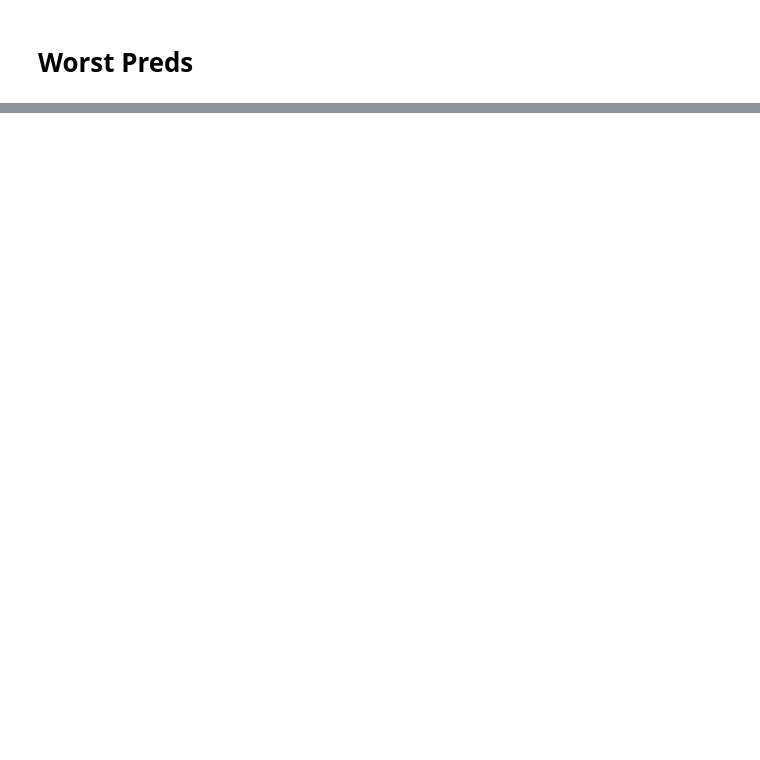
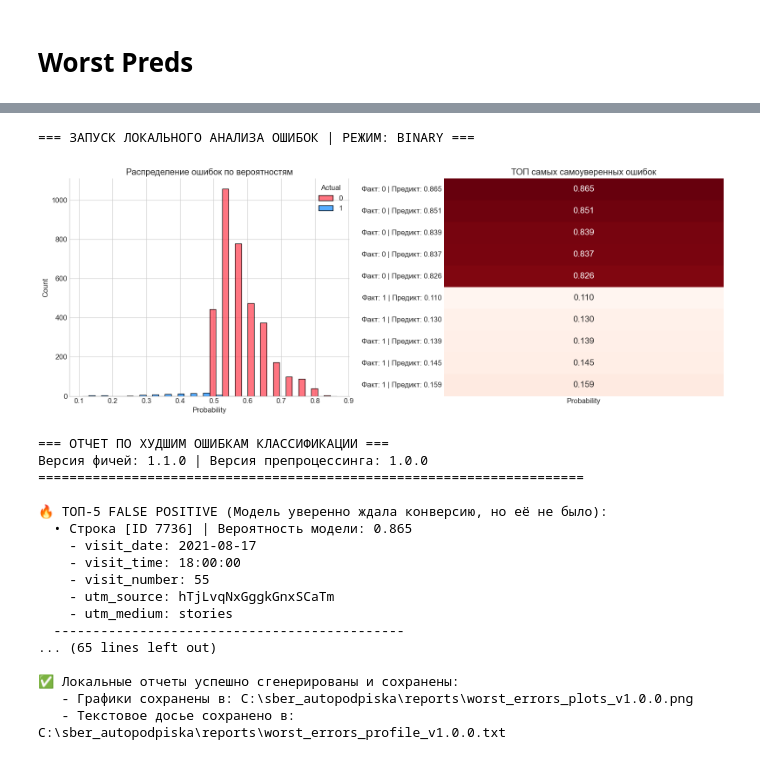
Before and after one commit to fenderfeniks/sber_autopodpiska, a Jupyter notebook: notebooks/4.0-error-analysis.ipynb, the cells around one changed output, grey strips where cells are left out. Saved outputs shown, nothing was run; the diff lists cells and outputs as text; code cells hidden in the pictures; blank space fills up the shorter version.

```diff
--- a/notebooks/4.0-error-analysis.ipynb
+++ b/notebooks/4.0-error-analysis.ipynb
@@ -430,0 +124,22 @@ print(f"   - Текстовое досье сохранено в: {text_path}")
+# %%
+worst_preds(error_df=error_df)
+# %% [output]
+=== ЗАПУСК ЛОКАЛЬНОГО АНАЛИЗА ОШИБОК | РЕЖИМ: BINARY ===
+[figure, added]
+=== ОТЧЕТ ПО ХУДШИМ ОШИБКАМ КЛАССИФИКАЦИИ ===
+Версия фичей: 1.1.0 | Версия препроцессинга: 1.0.0
+======================================================================
+
+🔥 ТОП-5 FALSE POSITIVE (Модель уверенно ждала конверсию, но её не было):
+  • Строка [ID 7736] | Вероятность модели: 0.865
+    - visit_date: 2021-08-17
+    - visit_time: 18:00:00
+    - visit_number: 55
+    - utm_source: hTjLvqNxGggkGnxSCaTm
+    - utm_medium: stories
+  ---------------------------------------------
+... (65 lines left out)
+
+✅ Локальные отчеты успешно сгенерированы и сохранены:
+   - Графики сохранены в: C:\sber_autopodpiska\reports\worst_errors_plots_v1.0.0.png
+   - Текстовое досье сохранено в: C:\sber_autopodpiska\reports\worst_errors_profile_v1.0.0.txt
```
Also changed, not shown: parts of 8 cells of this notebook, 5 other files.
